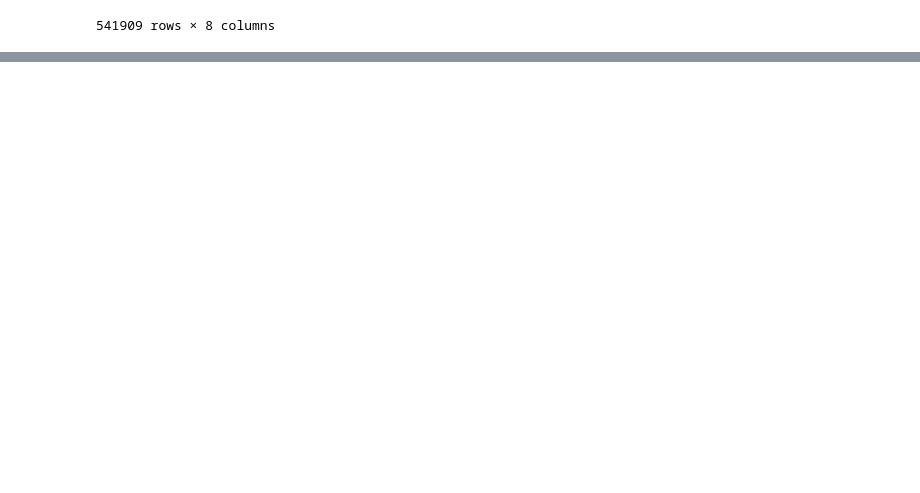
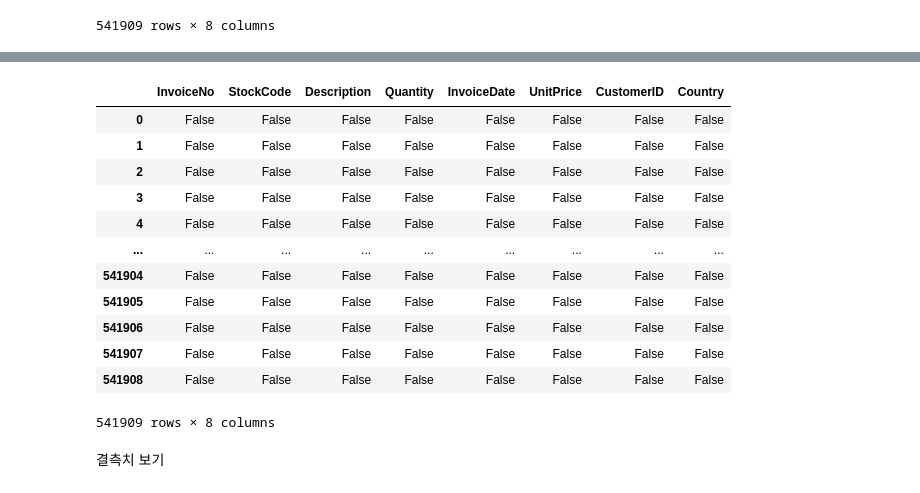
Before and after one commit to chobuzz/Business_Data_Analyst, a Jupyter notebook: Practice1.ipynb, the cells around one changed output, grey strips where cells are left out. Saved outputs shown, nothing was run; the diff lists cells and outputs as text; code cells hidden in the pictures; blank space fills up the shorter version.

```diff
--- a/Practice1.ipynb
+++ b/Practice1.ipynb
@@ -50,0 +148,18 @@ df
+# %%
+df.isnull()
+# %% [output]
+|  | InvoiceNo | StockCode | Description | Quantity | InvoiceDate | UnitPrice | CustomerID | Country |
+| 0 | False | False | False | False | False | False | False | False |
+| 1 | False | False | False | False | False | False | False | False |
+| 2 | False | False | False | False | False | False | False | False |
+| 3 | False | False | False | False | False | False | False | False |
+| 4 | False | False | False | False | False | False | False | False |
+| ... | ... | ... | ... | ... | ... | ... | ... | ... |
+| 541904 | False | False | False | False | False | False | False | False |
+| 541905 | False | False | False | False | False | False | False | False |
+| 541906 | False | False | False | False | False | False | False | False |
+| 541907 | False | False | False | False | False | False | False | False |
+| 541908 | False | False | False | False | False | False | False | False |
+541909 rows × 8 columns
+# %% [markdown]
+결측치 보기
```
Also changed, not shown: parts of 34 cells of this notebook, 1 other file.
